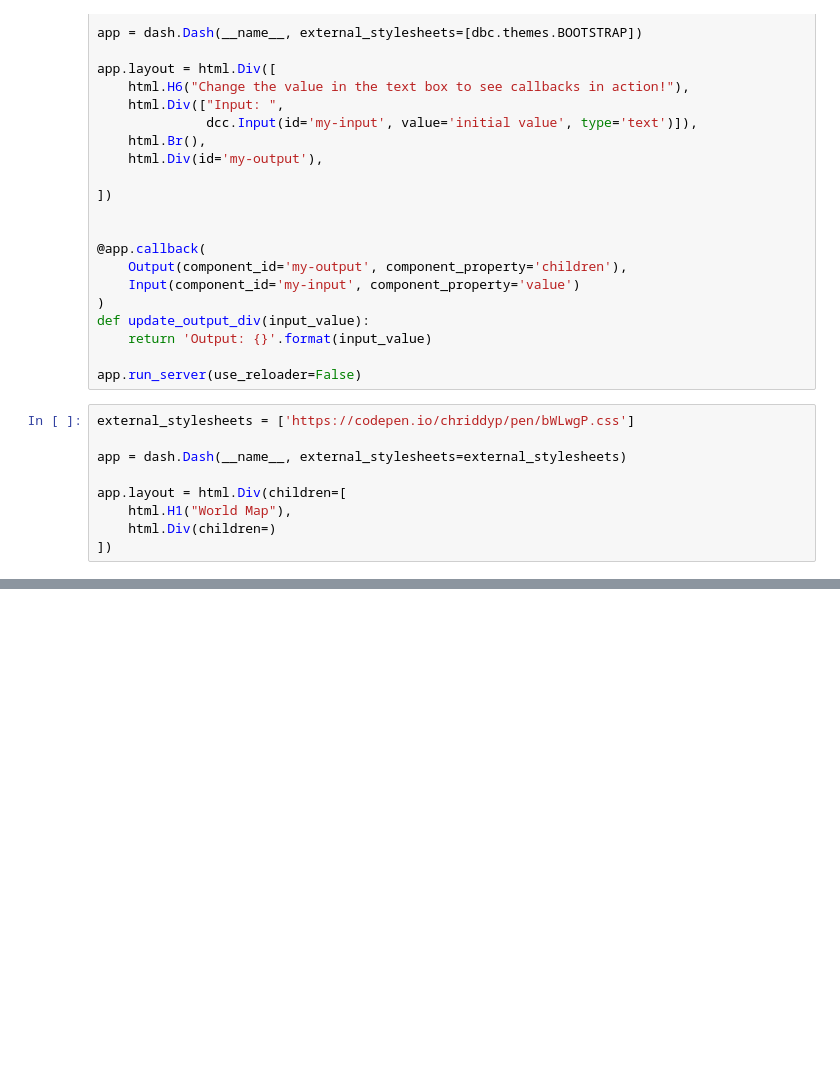
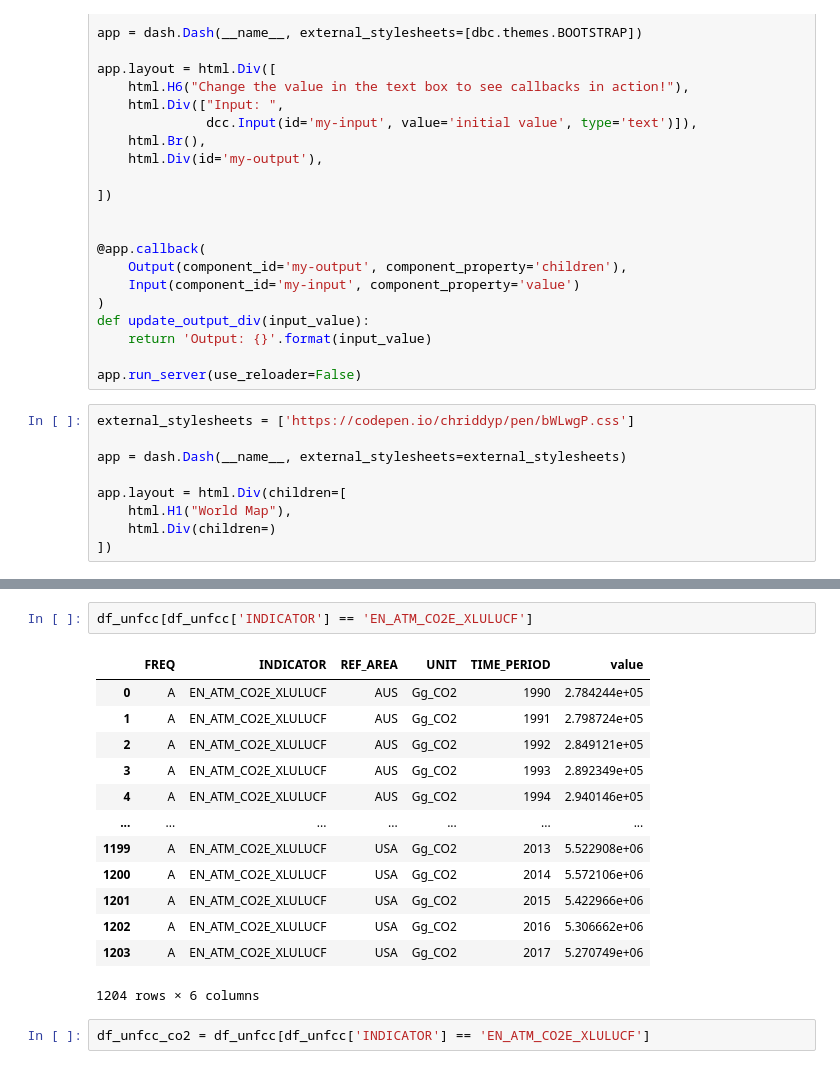
Before and after one commit to reach2sayan/data-1050-infinity, a Jupyter notebook: Dash_ben.ipynb, the cells around one changed output, grey strips where cells are left out. Saved outputs shown, nothing was run; the diff lists cells and outputs as text; blank space fills up the shorter version.

```diff
--- a/Dash_ben.ipynb
+++ b/Dash_ben.ipynb
@@ -444,0 +544,18 @@ app.layout = html.Div(children=[
+# %%
+df_unfcc[df_unfcc['INDICATOR'] == 'EN_ATM_CO2E_XLULUCF']
+# %% [output]
+|  | FREQ | INDICATOR | REF_AREA | UNIT | TIME_PERIOD | value |
+| 0 | A | EN_ATM_CO2E_XLULUCF | AUS | Gg_CO2 | 1990 | 2.784244e+05 |
+| 1 | A | EN_ATM_CO2E_XLULUCF | AUS | Gg_CO2 | 1991 | 2.798724e+05 |
+| 2 | A | EN_ATM_CO2E_XLULUCF | AUS | Gg_CO2 | 1992 | 2.849121e+05 |
+| 3 | A | EN_ATM_CO2E_XLULUCF | AUS | Gg_CO2 | 1993 | 2.892349e+05 |
+| 4 | A | EN_ATM_CO2E_XLULUCF | AUS | Gg_CO2 | 1994 | 2.940146e+05 |
+| ... | ... | ... | ... | ... | ... | ... |
+| 1199 | A | EN_ATM_CO2E_XLULUCF | USA | Gg_CO2 | 2013 | 5.522908e+06 |
+| 1200 | A | EN_ATM_CO2E_XLULUCF | USA | Gg_CO2 | 2014 | 5.572106e+06 |
+| 1201 | A | EN_ATM_CO2E_XLULUCF | USA | Gg_CO2 | 2015 | 5.422966e+06 |
+| 1202 | A | EN_ATM_CO2E_XLULUCF | USA | Gg_CO2 | 2016 | 5.306662e+06 |
+| 1203 | A | EN_ATM_CO2E_XLULUCF | USA | Gg_CO2 | 2017 | 5.270749e+06 |
+1204 rows × 6 columns
+# %%
+df_unfcc_co2 = df_unfcc[df_unfcc['INDICATOR'] == 'EN_ATM_CO2E_XLULUCF']
```
Also changed, not shown: parts of 14 cells of this notebook, 2 other files.
